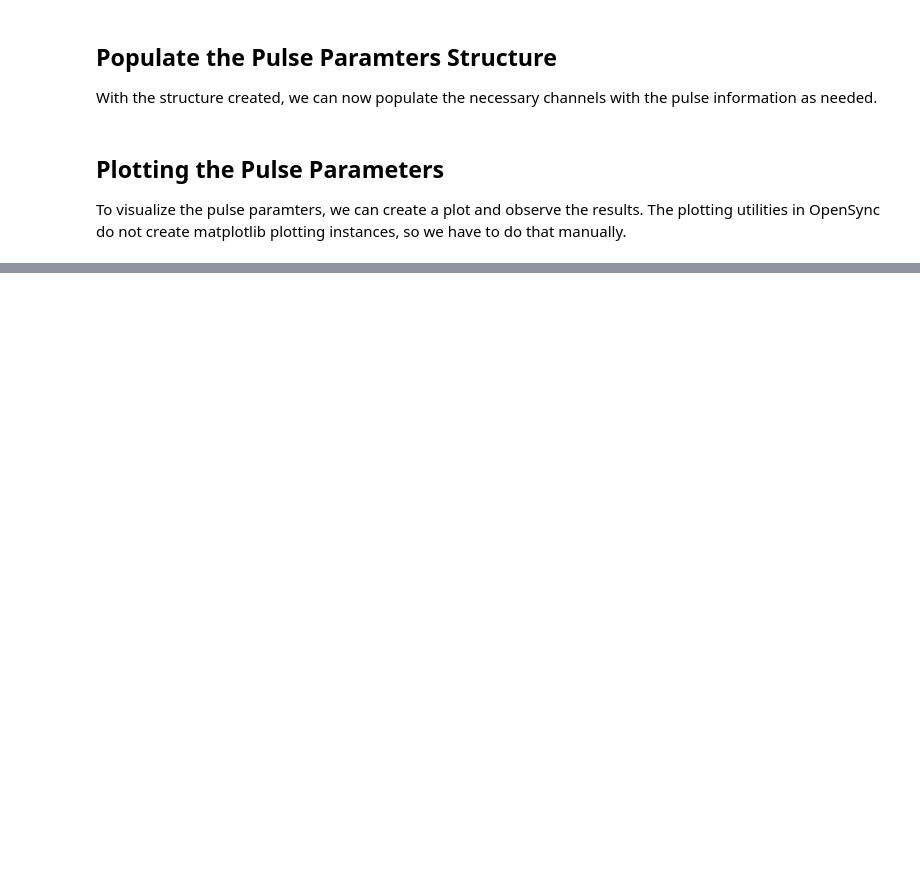
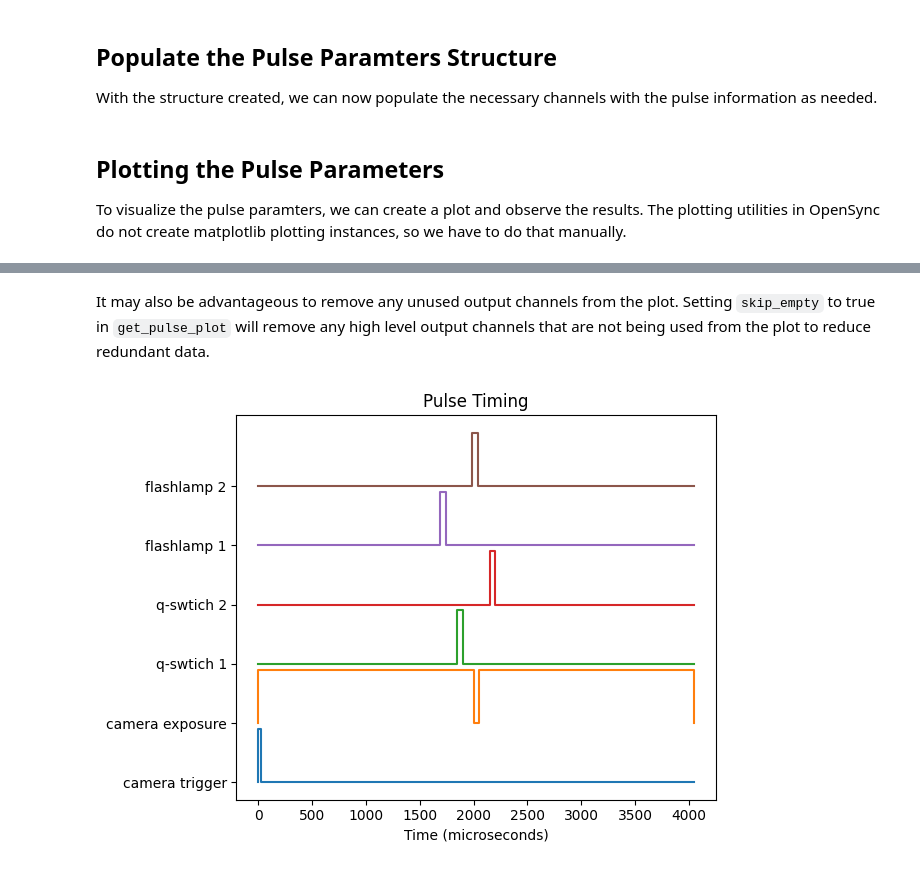
Before and after one commit to ErichZimmer/OpenSync, a Jupyter notebook: software/docs/notebooks/pulse_timing.ipynb, the cells around one changed output, grey strips where cells are left out. Drawn from its saved outputs; the diff is of its cells as text; code cells hidden in the pictures; blank space fills up the shorter version.

```diff
--- a/software/docs/notebooks/pulse_timing.ipynb
+++ b/software/docs/notebooks/pulse_timing.ipynb
@@ -119,0 +116,8 @@ fig.tight_layout()
+# %% [markdown]
+It may also be advantageous to remove any unused output channels from the plot. Setting `skip_empty` to true in `get_pulse_plot` will remove any high level output channels that are not being used from the plot to reduce redundant data.
+# %%
+fig, ax = plt.subplots()
+opensync.get_pulse_plot(pulse_params, ax, skip_empty=True)
+fig.tight_layout()
+# %% [output]
+[figure, added]
```
Also changed, not shown: parts of 2 cells of this notebook, 6 other files.
